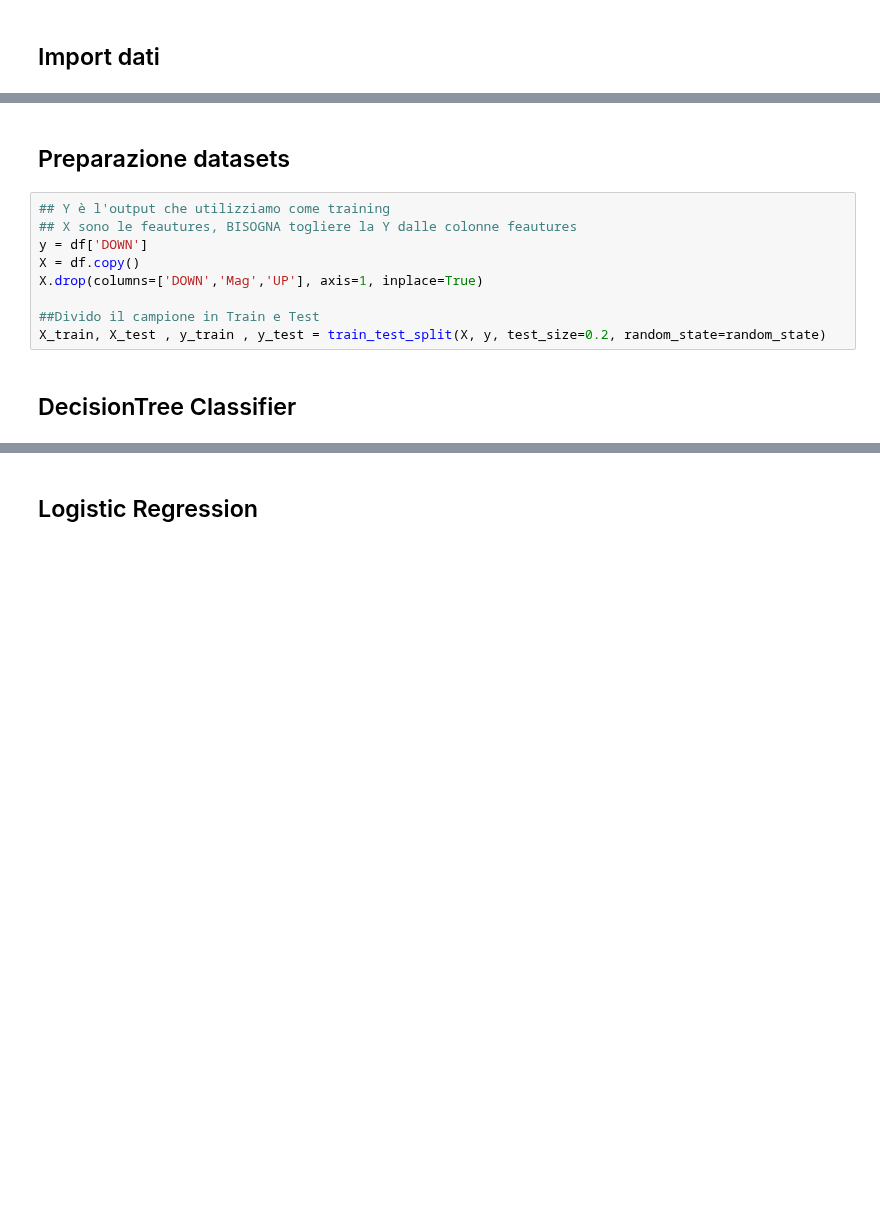
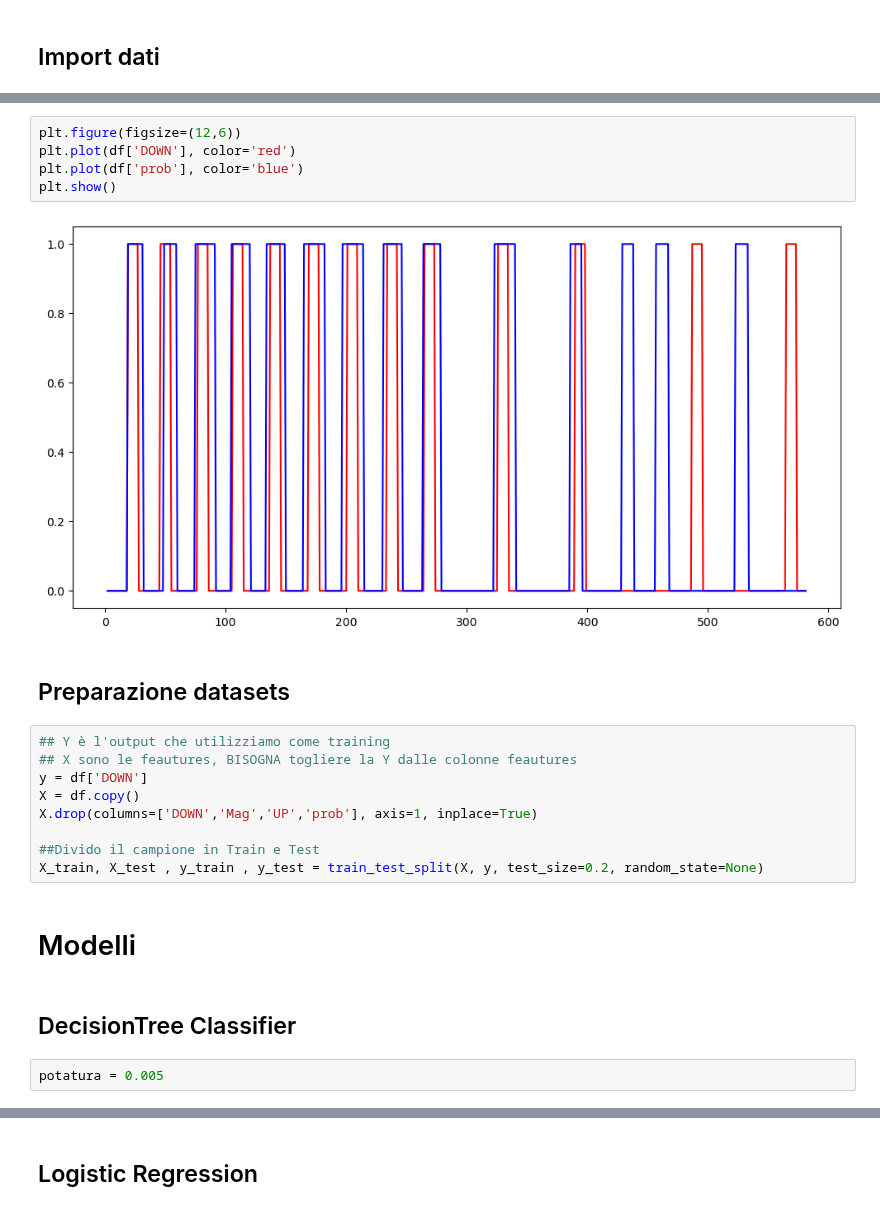
Before and after one commit to paoloartasensi/wow, a Jupyter notebook: squat_analysis.ipynb, the cells around one changed output, grey strips where cells are left out. Cells and saved outputs as stored; diff of their text form; blank space fills up the shorter version.

```diff
--- a/squat_analysis.ipynb
+++ b/squat_analysis.ipynb
@@ -94,3 +114,10 @@ array([  5,   6,   7,   8,   9,  10,  11,  12,  13,  14,  15,  16,  17,
+# %%
+plt.figure(figsize=(12,6))
+plt.plot(df['DOWN'], color='red')
+plt.plot(df['prob'], color='blue')
+plt.show()
+# %% [output]
+[figure, added]
 # %% [markdown]
 ## Preparazione datasets
 # %%
@@ -98,12 +125,16 @@ array([  5,   6,   7,   8,   9,  10,  11,  12,  13,  14,  15,  16,  17,
 ## X sono le feautures, BISOGNA togliere la Y dalle colonne feautures
 y = df['DOWN']
 X = df.copy()
-X.drop(columns=['DOWN','Mag','UP'], axis=1, inplace=True)
+X.drop(columns=['DOWN','Mag','UP','prob'], axis=1, inplace=True)
 
 ##Divido il campione in Train e Test
-X_train, X_test , y_train , y_test = train_test_split(X, y, test_size=0.2, random_state=random_state)
+X_train, X_test , y_train , y_test = train_test_split(X, y, test_size=0.2, random_state=None)
+# %% [markdown]
+# Modelli
 # %% [markdown]
 ## DecisionTree Classifier
+# %%
+potatura = 0.005
 # %%
 clf = DecisionTreeClassifier(criterion='gini', max_depth=max_lunghezza_albero , ccp_alpha=potatura)
 clf = clf.fit(X_train, y_train)
```
Also changed, not shown: parts of 17 cells of this notebook, 1 other file.
